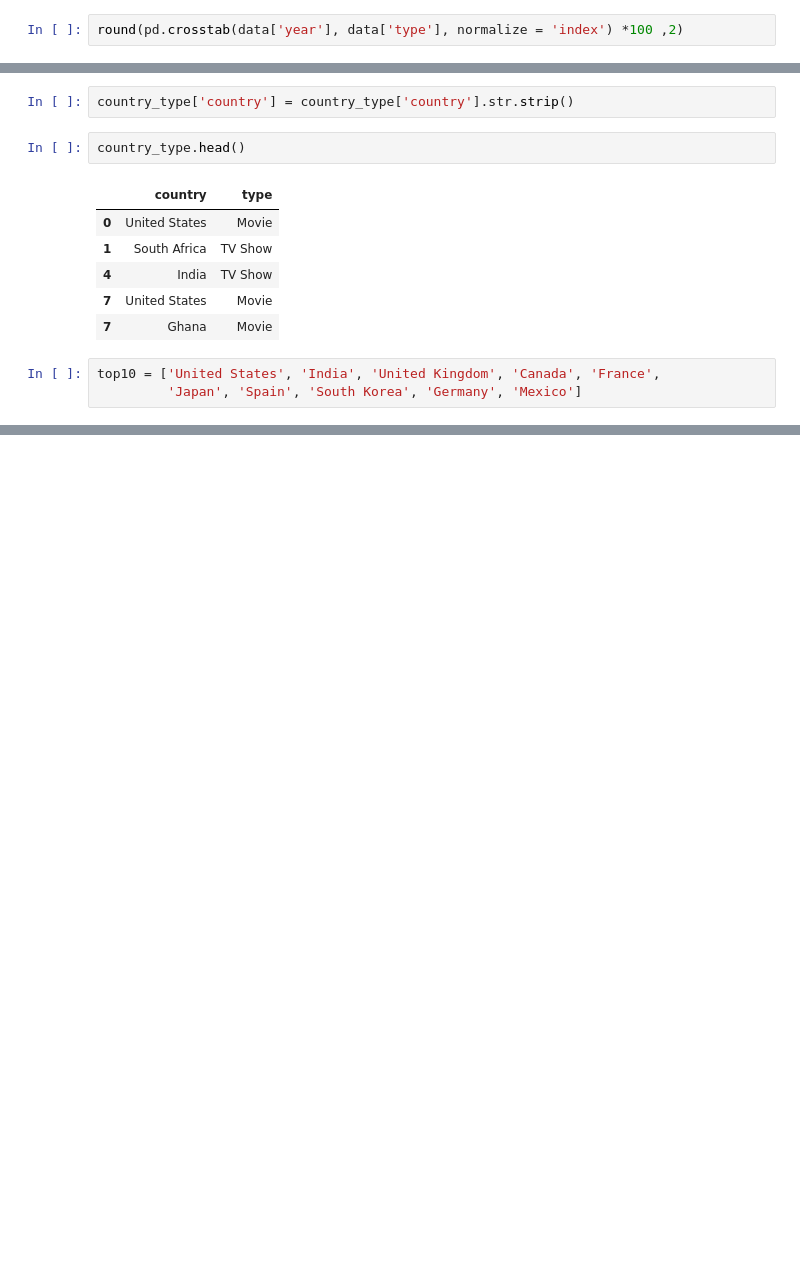
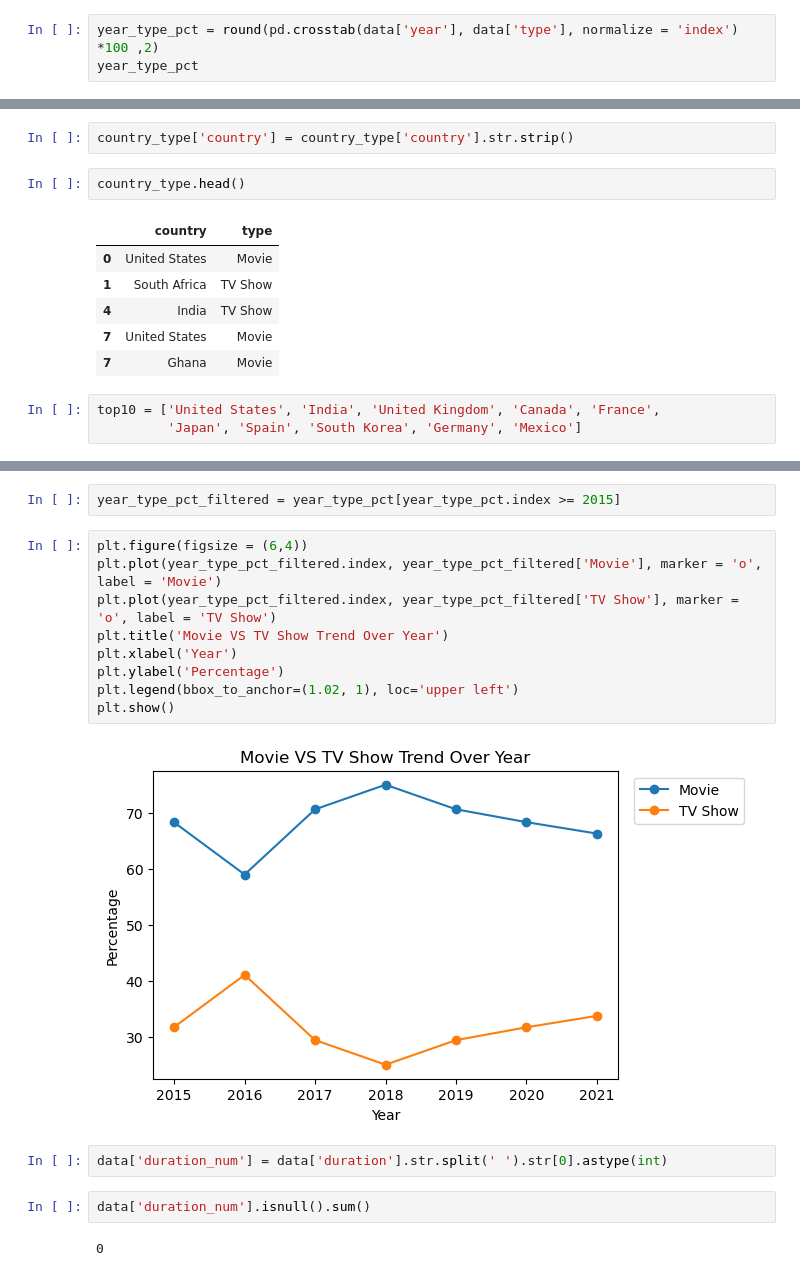
Before and after one commit to prathikraju/Netflix_case_study, a Jupyter notebook: Netflix_case_study.ipynb, the cells around one changed output, grey strips where cells are left out. Cells and saved outputs as stored; diff of their text form; blank space fills up the shorter version.

```diff
--- a/Netflix_case_study.ipynb
+++ b/Netflix_case_study.ipynb
@@ -176,7 +176,8 @@ year    type
         TV Show     505
 dtype: int64
 # %%
-round(pd.crosstab(data['year'], data['type'], normalize = 'index') *100 ,2)
+year_type_pct = round(pd.crosstab(data['year'], data['type'], normalize = 'index') *100 ,2)
+year_type_pct
 # %% [output]
 | type | Movie | TV Show |
 | year |  |  |
@@ -409,0 +425,19 @@ round(pd.crosstab(filtered['country'], filtered['type'], normalize='index') * 10
+# %%
+year_type_pct_filtered = year_type_pct[year_type_pct.index >= 2015]
+# %%
+plt.figure(figsize = (6,4))
+plt.plot(year_type_pct_filtered.index, year_type_pct_filtered['Movie'], marker = 'o', label = 'Movie')
+plt.plot(year_type_pct_filtered.index, year_type_pct_filtered['TV Show'], marker = 'o', label = 'TV Show')
+plt.title('Movie VS TV Show Trend Over Year')
+plt.xlabel('Year')
+plt.ylabel('Percentage')
+plt.legend(bbox_to_anchor=(1.02, 1), loc='upper left')
+plt.show()
+# %% [output]
+[figure, added]
+# %%
+data['duration_num'] = data['duration'].str.split(' ').str[0].astype(int)
+# %%
+data['duration_num'].isnull().sum()
+# %% [output]
+0
```
Also changed, not shown: parts of 12 cells of this notebook, 2 other files.
